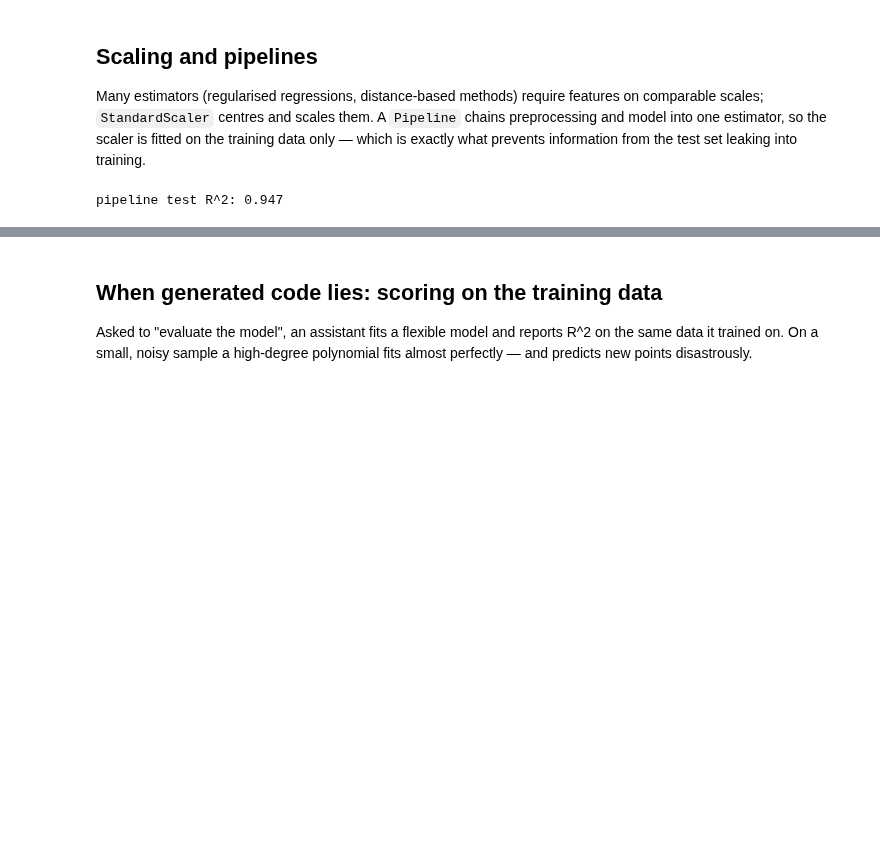
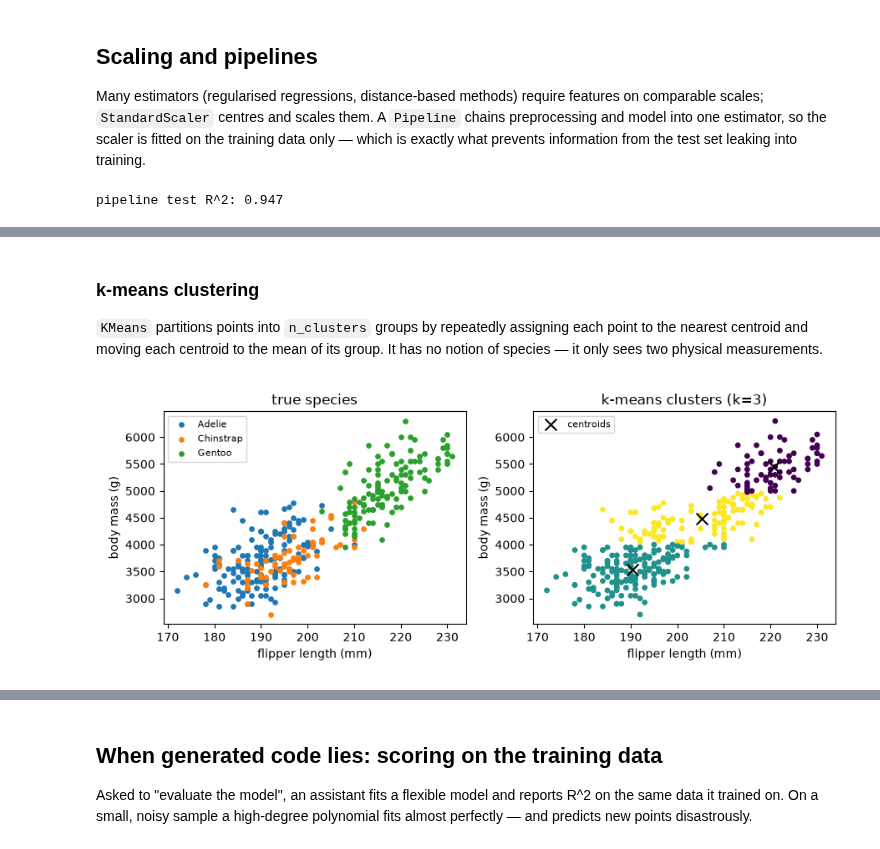
Before and after one commit to gse-unil/2026_MLEES_book, a Jupyter notebook: part-I/10-statistical-foundations-and-ml.ipynb, the cells around one changed output, grey strips where cells are left out. Saved outputs shown, nothing was run; the diff lists cells and outputs as text; code cells hidden in the pictures; blank space fills up the shorter version.

Commit message:
review of part-I

```diff
--- a/part-I/10-statistical-foundations-and-ml.ipynb
+++ b/part-I/10-statistical-foundations-and-ml.ipynb
@@ -129,0 +135,47 @@ pipeline test R^2: 0.947
+# %%
+# Pre-supplied: download the data file and cache it locally.
+# You do not need to understand this cell yet — fetching data is covered in subchapter 1.6.
+import pooch
+
+penguins_path = pooch.retrieve(
+    url="https://github.com/gse-unil/2026_MLEES_book/blob/main/data/part-I/palmer_penguins.csv",
+    known_hash="sha256:f204db2c753b0937caac3cb35258562c14f073e4bbc76be24b4c51ce22767a93",
+    fname="palmer_penguins.csv",
+    path=pooch.os_cache("mlees"),
+)
+# %% [markdown]
+### k-means clustering
+
+`KMeans` partitions points into `n_clusters` groups by repeatedly assigning each point to the nearest centroid and moving each centroid to the mean of its group. It has no notion of species — it only sees two physical measurements.
+# %%
+from sklearn.cluster import KMeans
+
+penguins = pd.read_csv(penguins_path).dropna(
+    subset=["bill_length_mm", "bill_depth_mm", "flipper_length_mm", "body_mass_g"]
+).reset_index(drop=True)
+
+X_cluster = penguins[["flipper_length_mm", "body_mass_g"]]
+kmeans = KMeans(n_clusters=3, random_state=0, n_init=10).fit(X_cluster)
+penguins["cluster"] = kmeans.labels_
+
+fig, axes = plt.subplots(1, 2, figsize=(9, 3.5))
+for species, group in penguins.groupby("species"):
+    axes[0].scatter(group["flipper_length_mm"], group["body_mass_g"], s=15, label=species)
+axes[0].set_title("true species")
+axes[0].legend(fontsize=8)
+
+axes[1].scatter(X_cluster["flipper_length_mm"], X_cluster["body_mass_g"],
+                c=penguins["cluster"], s=15, cmap="viridis")
+axes[1].scatter(*kmeans.cluster_centers_.T, marker="x", s=100, color="black", label="centroids")
+axes[1].set_title("k-means clusters (k=3)")
+axes[1].legend(fontsize=8)
+for ax in axes:
+    ax.set_xlabel("flipper length (mm)")
+    ax.set_ylabel("body mass (g)")
+plt.tight_layout()
+plt.show()
+
+# crosstab counts how many of each true species fall into each cluster
+print(pd.crosstab(penguins["species"], penguins["cluster"]))
+# %% [output]
+[figure, added]
```
Also changed, not shown: parts of 12 cells of this notebook, 37 other files.
